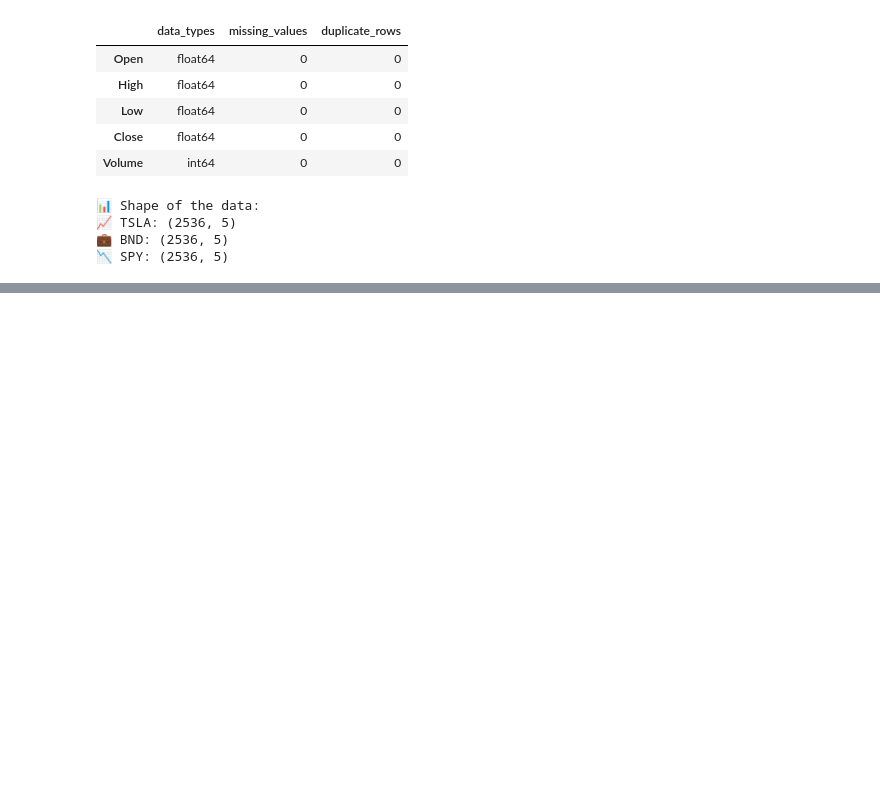
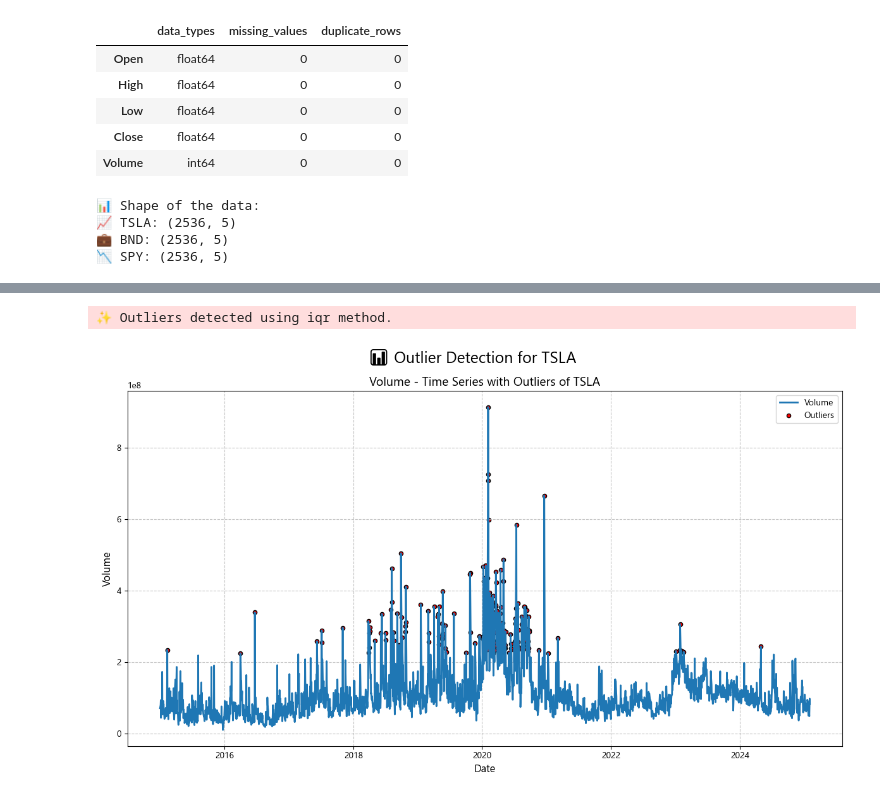
Before and after one commit to Amen-Zelealem/Time-Series-Forcasting-Portfolio-Optimizer, a Jupyter notebook: notebooks/data_preprocessing.ipynb, the cells around one changed output, grey strips where cells are left out. Cells and saved outputs as stored; diff of their text form; code cells hidden in the pictures; blank space fills up the shorter version.

```diff
--- a/notebooks/data_preprocessing.ipynb
+++ b/notebooks/data_preprocessing.ipynb
@@ -227,0 +348,7 @@ print(f"📉 SPY: {spy.shape}")
+# %%
+# 🔍 Detect outliers of TSLA
+tsla_outliers = processor.detect_outliers(tsla)
+processor.plot_outliers(tsla, tsla_outliers, 'TSLA')
+# %% [output]
+✨ Outliers detected using iqr method.
+[figure, added]
```
Also changed, not shown: parts of 7 cells of this notebook.
